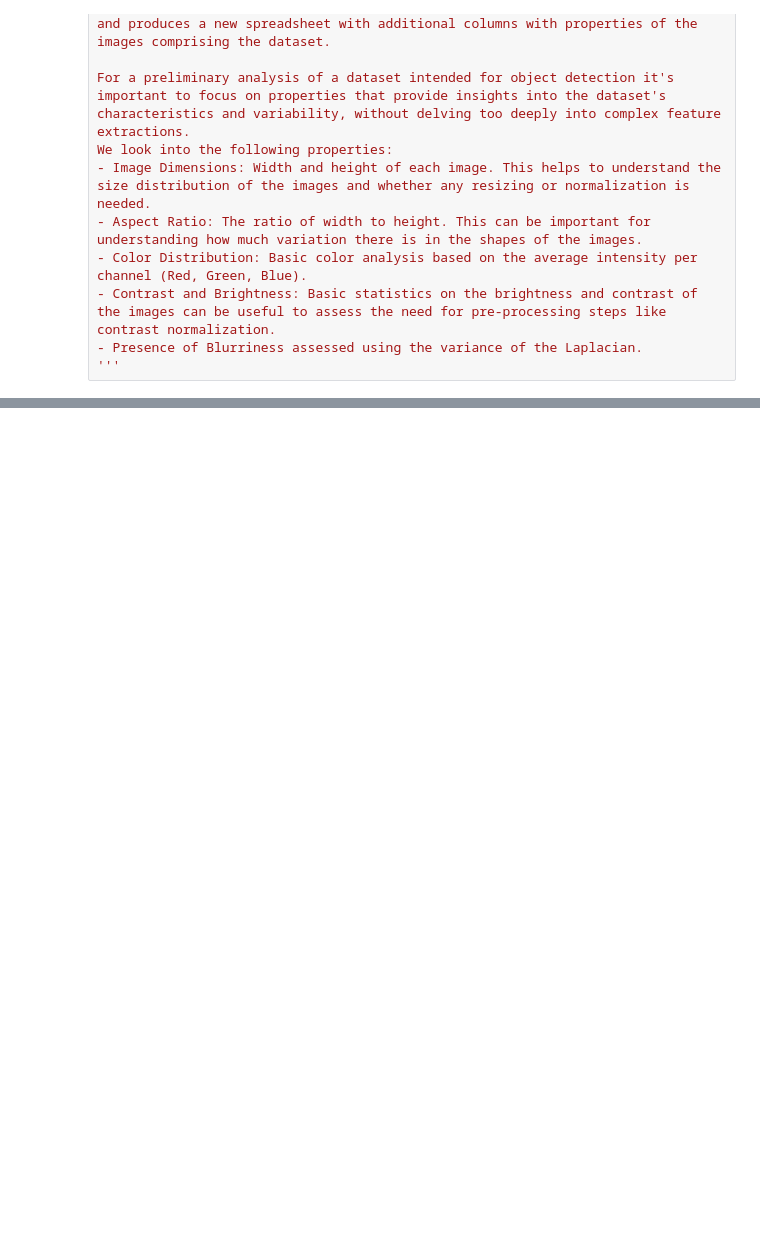
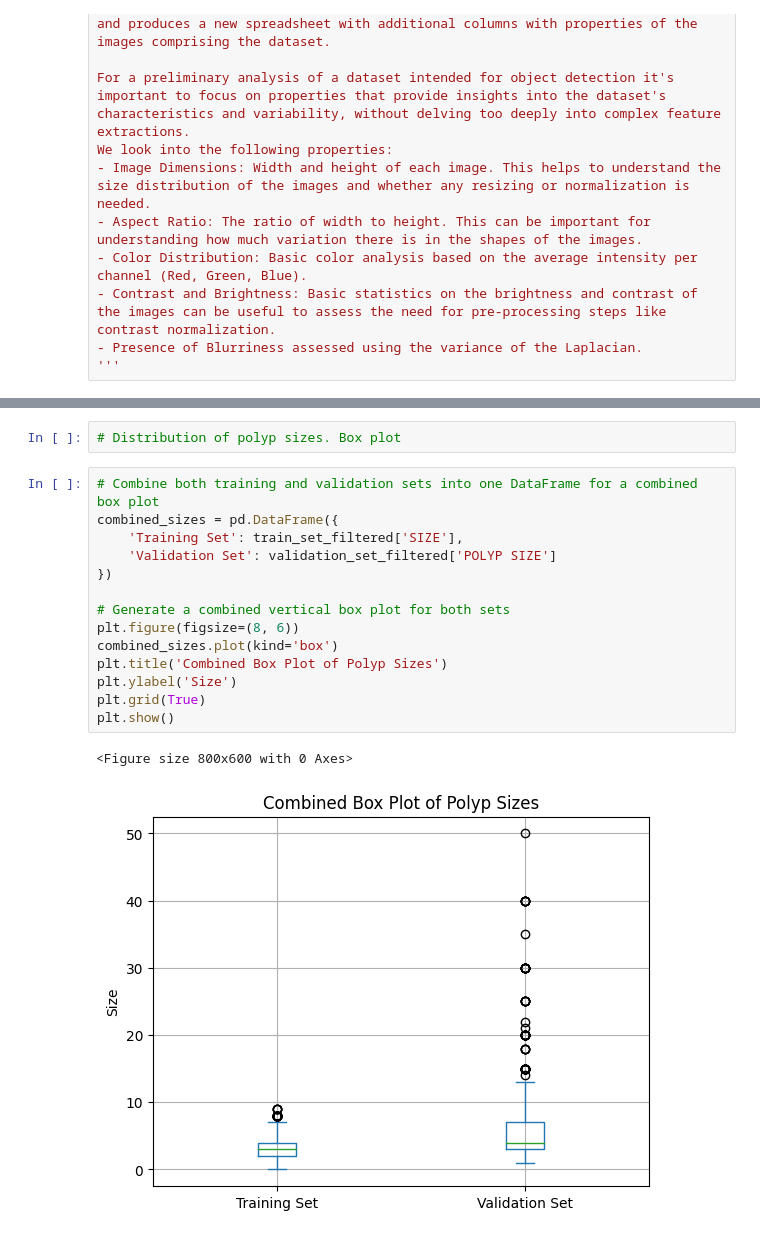
Before and after one commit to irconde/polyp-db-analysis, a Jupyter notebook: polar-database-analysis.ipynb, the cells around one changed output, grey strips where cells are left out. Drawn from its saved outputs; the diff is of its cells as text; blank space fills up the shorter version.

```diff
--- a/polar-database-analysis.ipynb
+++ b/polar-database-analysis.ipynb
@@ -112,0 +272,19 @@ update_spreadsheet_result
+# %%
+# Distribution of polyp sizes. Box plot
+# %%
+# Combine both training and validation sets into one DataFrame for a combined box plot
+combined_sizes = pd.DataFrame({
+    'Training Set': train_set_filtered['SIZE'],
+    'Validation Set': validation_set_filtered['POLYP SIZE']
+})
+
+# Generate a combined vertical box plot for both sets
+plt.figure(figsize=(8, 6))
+combined_sizes.plot(kind='box')
+plt.title('Combined Box Plot of Polyp Sizes')
+plt.ylabel('Size')
+plt.grid(True)
+plt.show()
+# %% [output]
+<Figure size 800x600 with 0 Axes>
+[figure, added]
```
Also changed, not shown: parts of 24 cells of this notebook.
